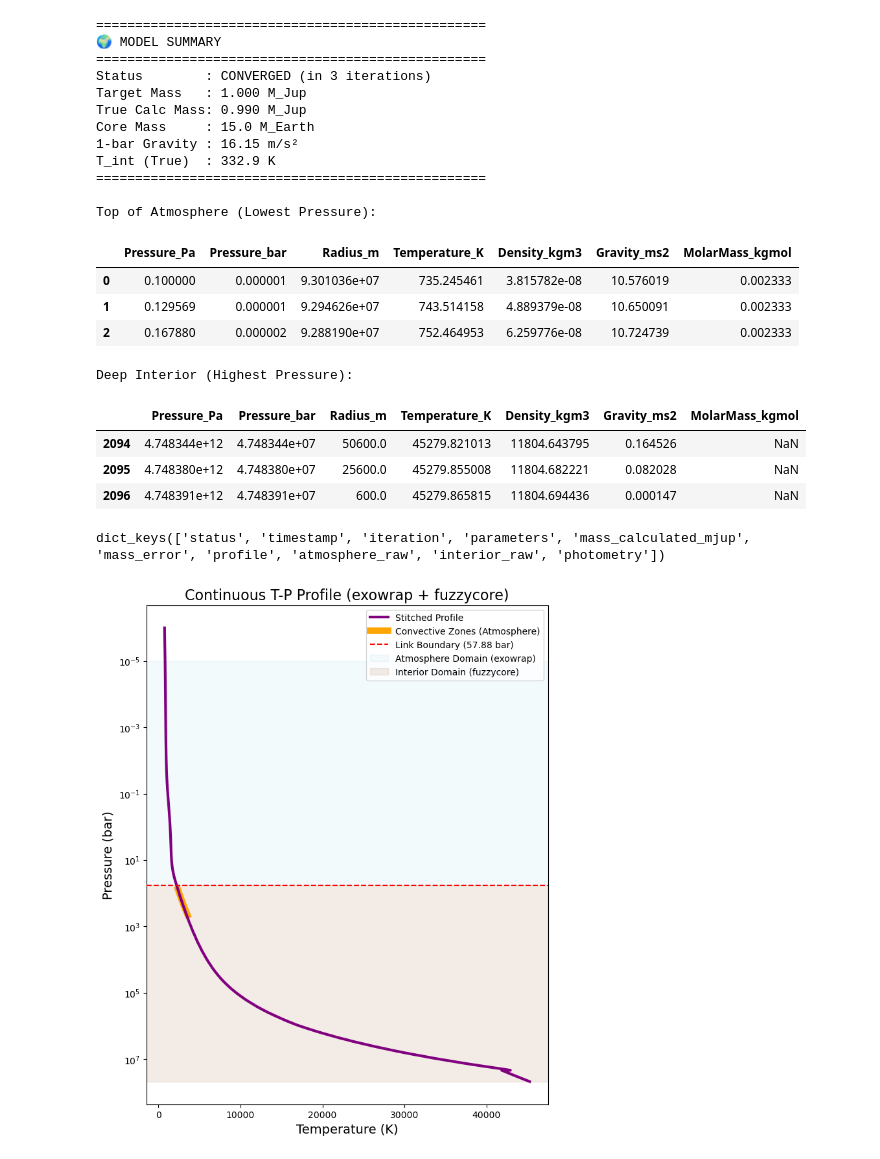
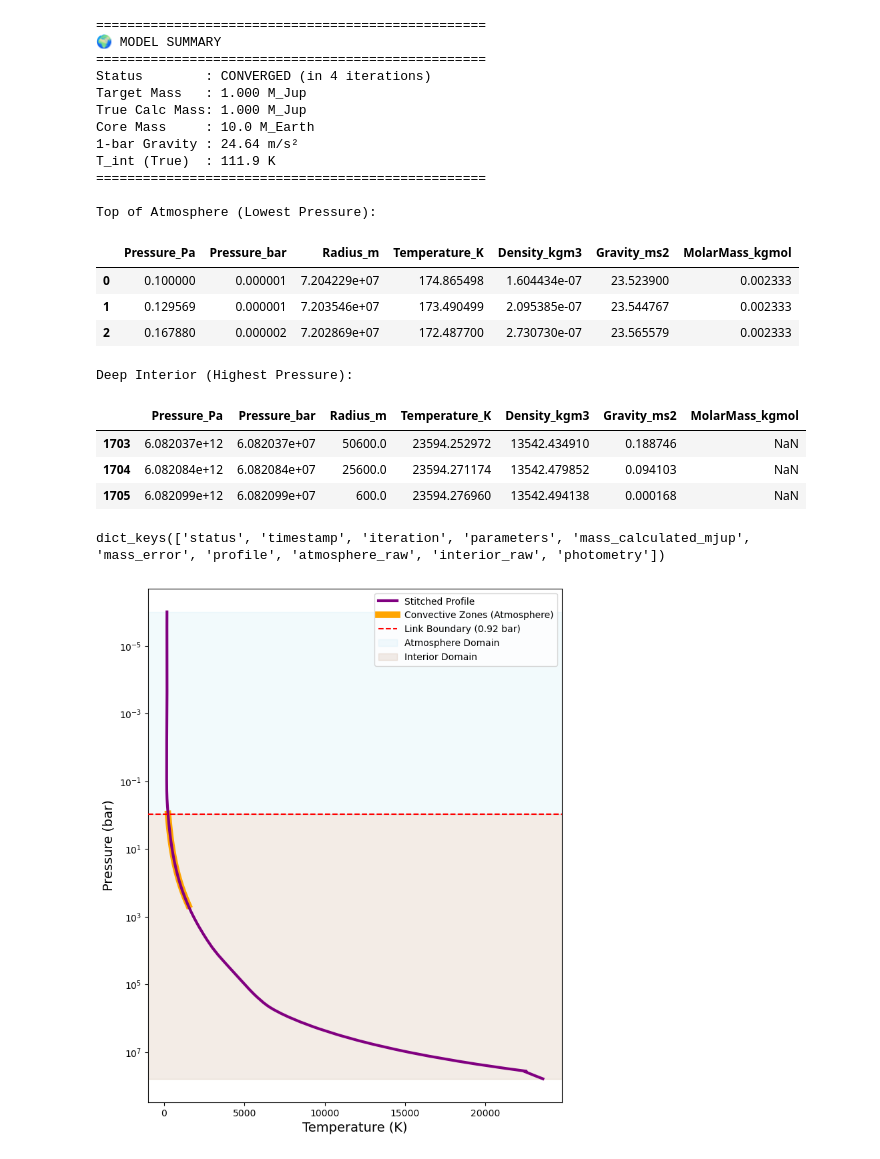
Before and after one commit to ChristianSWilkinson/exoweave, a Jupyter notebook: notebooks/plot_model.ipynb, the cells around one changed output. Cells and saved outputs as stored; diff of their text form; code cells hidden in the pictures.

```diff
--- a/notebooks/plot_model.ipynb
+++ b/notebooks/plot_model.ipynb
@@ -6,7 +6,7 @@ from pathlib import Path
 # --- 1. Define the path to your specific .pkl file ---
 # Swap 'target' to 'steps' to look at intermediate non-converged iterations!
 file_path = Path("../outputs/subneptune_test/steps/M_1.000_Tirr_1100.0_Tint_332.9_Met_0.00_Core_15.0_fsed_1.0_kzz_8.0.pkl")
-file_path = Path("../outputs/tests/target/M_1.000_Tirr_1100.0_Tint_332.9_Met_0.00_Core_15.0_fsed_1.0_kzz_8.0.pkl")
+file_path = Path("../outputs/tests/target/M_1.000_Tirr_150.0_Tint_111.9_Met_0.00_Core_10.0_fsed_1.0_kzz_8.0.pkl")
 
 # --- 2. Load the Pickle file ---
 if file_path.exists():
@@ -53,24 +53,24 @@ else:
 ==================================================
 🌍 MODEL SUMMARY
 ==================================================
-Status        : CONVERGED (in 3 iterations)
+Status        : CONVERGED (in 4 iterations)
 Target Mass   : 1.000 M_Jup
-True Calc Mass: 0.990 M_Jup
-Core Mass     : 15.0 M_Earth
-1-bar Gravity : 16.15 m/s²
-T_int (True)  : 332.9 K
+True Calc Mass: 1.000 M_Jup
+Core Mass     : 10.0 M_Earth
+1-bar Gravity : 24.64 m/s²
+T_int (True)  : 111.9 K
 ==================================================
 
 Top of Atmosphere (Lowest Pressure):
 |  | Pressure_Pa | Pressure_bar | Radius_m | Temperature_K | Density_kgm3 | Gravity_ms2 | MolarMass_kgmol |
-| 0 | 0.100000 | 0.000001 | 9.301036e+07 | 735.245461 | 3.815782e-08 | 10.576019 | 0.002333 |
-| 1 | 0.129569 | 0.000001 | 9.294626e+07 | 743.514158 | 4.889379e-08 | 10.650091 | 0.002333 |
-| 2 | 0.167880 | 0.000002 | 9.288190e+07 | 752.464953 | 6.259776e-08 | 10.724739 | 0.002333 |
+| 0 | 0.100000 | 0.000001 | 7.204229e+07 | 174.865498 | 1.604434e-07 | 23.523900 | 0.002333 |
+| 1 | 0.129569 | 0.000001 | 7.203546e+07 | 173.490499 | 2.095385e-07 | 23.544767 | 0.002333 |
+| 2 | 0.167880 | 0.000002 | 7.202869e+07 | 172.487700 | 2.730730e-07 | 23.565579 | 0.002333 |
 Deep Interior (Highest Pressure):
 |  | Pressure_Pa | Pressure_bar | Radius_m | Temperature_K | Density_kgm3 | Gravity_ms2 | MolarMass_kgmol |
-| 2094 | 4.748344e+12 | 4.748344e+07 | 50600.0 | 45279.821013 | 11804.643795 | 0.164526 | NaN |
-| 2095 | 4.748380e+12 | 4.748380e+07 | 25600.0 | 45279.855008 | 11804.682221 | 0.082028 | NaN |
-| 2096 | 4.748391e+12 | 4.748391e+07 | 600.0 | 45279.865815 | 11804.694436 | 0.000147 | NaN |
+| 1703 | 6.082037e+12 | 6.082037e+07 | 50600.0 | 23594.252972 | 13542.434910 | 0.188746 | NaN |
+| 1704 | 6.082084e+12 | 6.082084e+07 | 25600.0 | 23594.271174 | 13542.479852 | 0.094103 | NaN |
+| 1705 | 6.082099e+12 | 6.082099e+07 | 600.0 | 23594.276960 | 13542.494138 | 0.000168 | NaN |
 # %%
 model_data.keys()
 # %% [output]
@@ -87,37 +87,38 @@ fig, ax = plt.subplots(figsize=(8, 10))
 
 # 1. Plot the full stitched profile
 ax.plot(df['Temperature_K'], df['Pressure_bar'], color='purple', lw=3, zorder=3, label='Stitched Profile')
 
 # 2. Extract and overlay the convective zones from the atmosphere!
 atm_raw = model_data['atmosphere_raw']
 p_atm_bar = atm_raw['/outputs/levels/pressure'].iloc[0] / 1e5
 t_atm = atm_raw['/outputs/levels/temperature'].iloc[0]
 is_conv = atm_raw['/outputs/levels/is_convective'].iloc[0].astype(bool)
 
 # Replace all non-convective temperatures with NaN
 t_conv = np.where(is_conv, t_atm, np.nan)
 
 # Plot the bold overlay (Matplotlib automatically skips the NaNs!)
 ax.plot(t_conv, p_atm_bar, color='orange', lw=7, zorder=2, label='Convective Zones (Atmosphere)')
 
 # 3. Draw a line showing exactly where the two models linked
 ax.axhline(p_link, color='red', linestyle='--', zorder=4, label=f'Link Boundary ({p_link:.2f} bar)')
 
 # 4. Format the axes for atmospheric science standards (log pressure, inverted)
 ax.set_yscale('log')
 ax.invert_yaxis()
 ax.set_xlabel("Temperature (K)", fontsize=14)
 ax.set_ylabel("Pressure (bar)", fontsize=14)
-ax.set_title("Continuous T-P Profile (exowrap + fuzzycore)", fontsize=16)
+#ax.set_title("Continuous T-P Profile", fontsize=16)
 
 # 5. Fill background colors to show domains
-ax.axhspan(1e-5, p_link, color='skyblue', alpha=0.1, label='Atmosphere Domain (exowrap)')
-ax.axhspan(p_link, df['Pressure_bar'].max(), color='saddlebrown', alpha=0.1, label='Interior Domain (fuzzycore)')
+ax.axhspan(1e-6, p_link, color='skyblue', alpha=0.1, label='Atmosphere Domain')
+ax.axhspan(p_link, df['Pressure_bar'].max(), color='saddlebrown', alpha=0.1, label='Interior Domain')
 
 ax.legend(loc='upper right')
+plt.savefig('../figures/T-P profile Jupiter-like.pdf')
 plt.show()
 # %% [output]
-[figure, old version]
+[figure, new version]
 # %%
 from fuzzycore.plotting import plot_diagnostics
 
```
Also changed, not shown: parts of 3 cells of this notebook, 12 other files.
